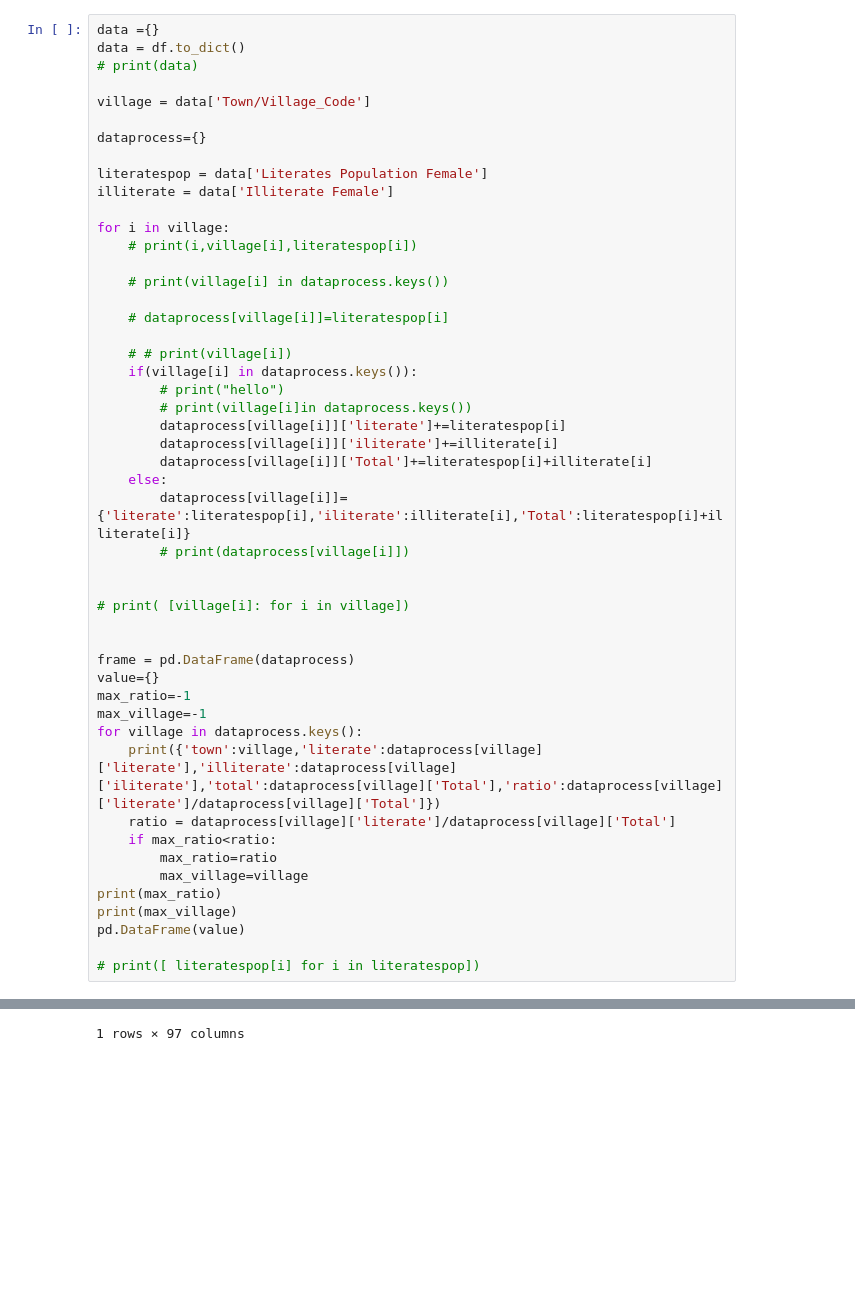
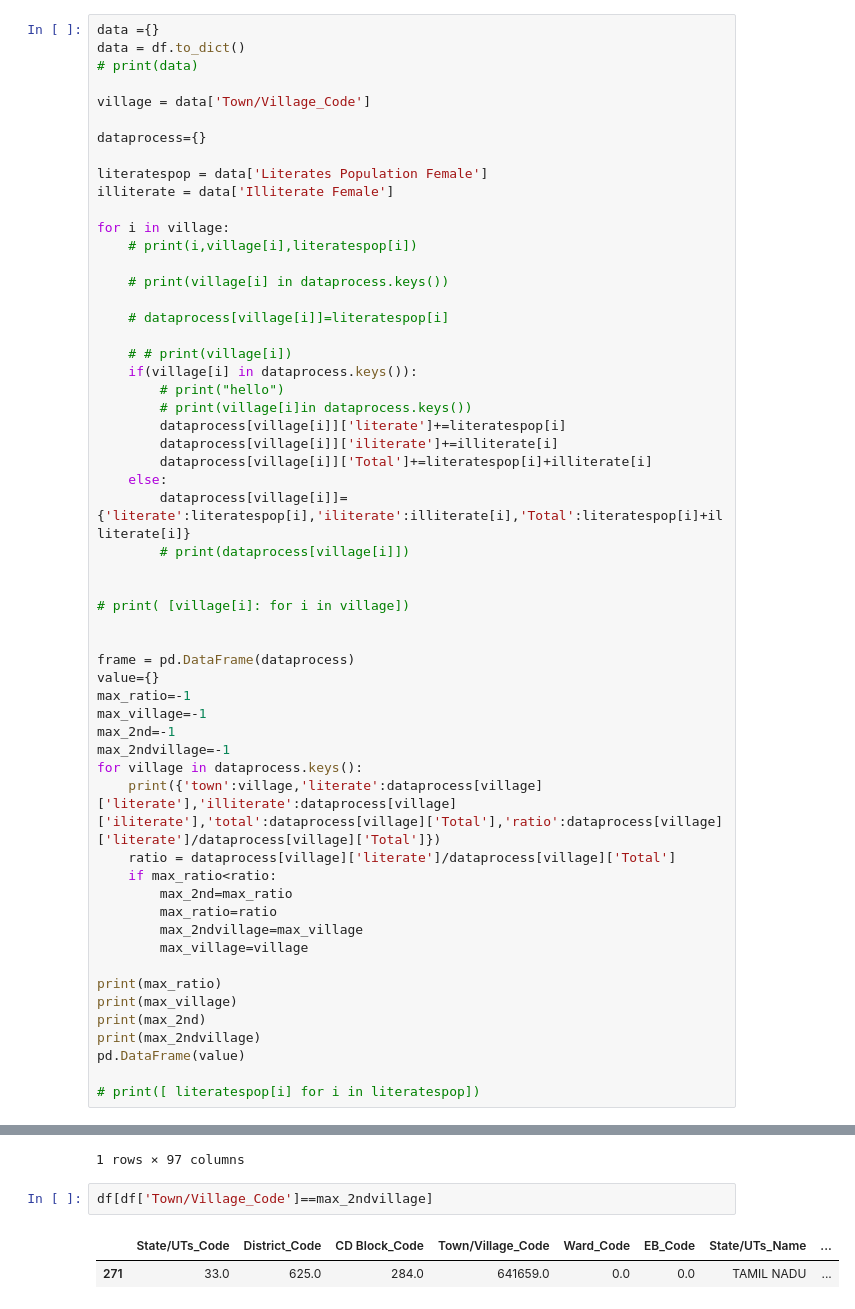
Before and after one commit to CODERVIPERSAN/ml_algorithm, a Jupyter notebook: data_preprocessing/file1.ipynb, the cells around one changed output, grey strips where cells are left out. Saved outputs shown, nothing was run; the diff lists cells and outputs as text; blank space fills up the shorter version.

```diff
--- a/data_preprocessing/file1.ipynb
+++ b/data_preprocessing/file1.ipynb
@@ -52,14 +52,21 @@ frame = pd.DataFrame(dataprocess)
 value={}
 max_ratio=-1
 max_village=-1
+max_2nd=-1
+max_2ndvillage=-1
 for village in dataprocess.keys():
     print({'town':village,'literate':dataprocess[village]['literate'],'illiterate':dataprocess[village]['iliterate'],'total':dataprocess[village]['Total'],'ratio':dataprocess[village]['literate']/dataprocess[village]['Total']})
     ratio = dataprocess[village]['literate']/dataprocess[village]['Total']
     if max_ratio<ratio:
+        max_2nd=max_ratio
         max_ratio=ratio
+        max_2ndvillage=max_village
         max_village=village
+
 print(max_ratio)
 print(max_village)
+print(max_2nd)
+print(max_2ndvillage)
 pd.DataFrame(value)
 
 # print([ literatespop[i] for i in literatespop])
@@ -91,3 +98,8 @@ df[df['Town/Village_Code']==max_village]
 |  | State/UTs_Code | District_Code | CD Block_Code | Town/Village_Code | Ward_Code | EB_Code | State/UTs_Name | ... |
 | 440 | 33.0 | 625.0 | 287.0 | 641231.0 | 0.0 | 0.0 | TAMIL NADU | ... |
 1 rows × 97 columns
+# %%
+df[df['Town/Village_Code']==max_2ndvillage]
+# %% [output]
+|  | State/UTs_Code | District_Code | CD Block_Code | Town/Village_Code | Ward_Code | EB_Code | State/UTs_Name | ... |
+| 271 | 33.0 | 625.0 | 284.0 | 641659.0 | 0.0 | 0.0 | TAMIL NADU | ... |
```
Also changed, not shown: parts of 2 cells of this notebook.
